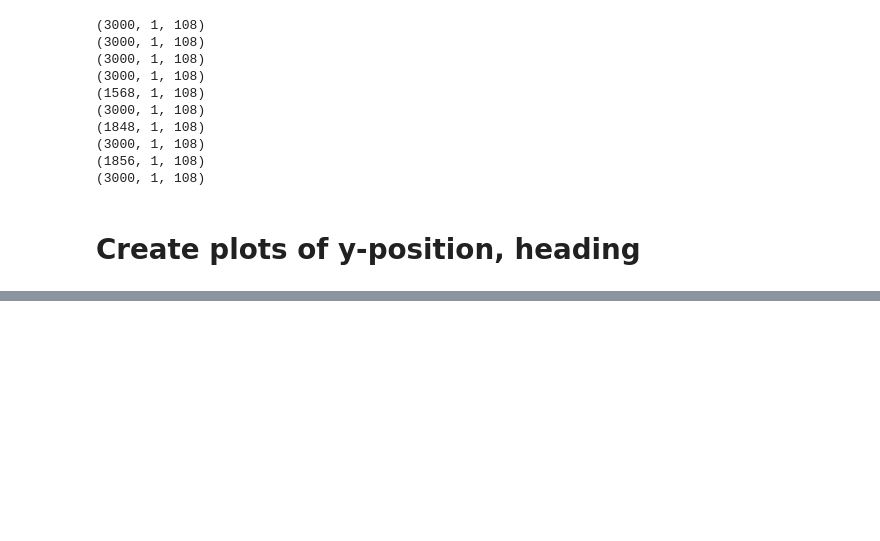
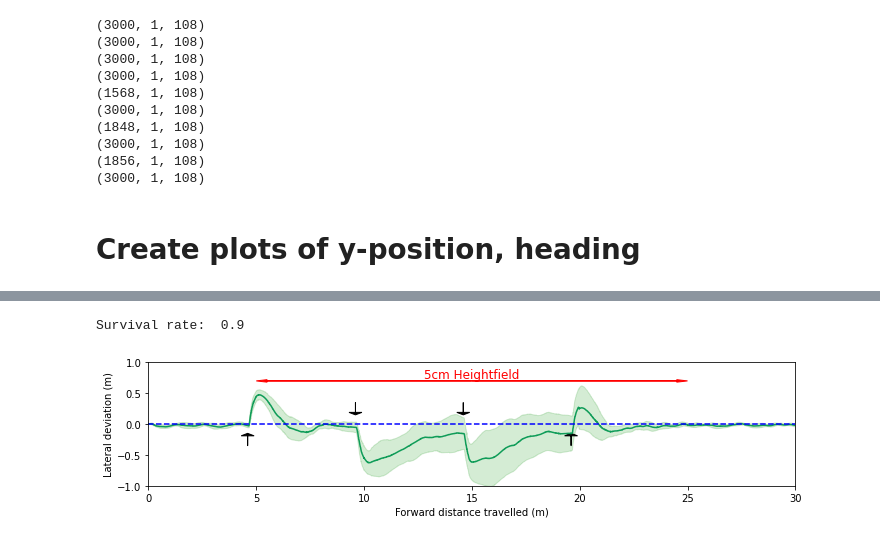
Before and after one commit to mcx-lab/rl-baselines3-zoo, a Jupyter notebook: notebooks/plot_robustness_to_disturbance.ipynb, the cells around one changed output, grey strips where cells are left out. Drawn from its saved outputs; the diff is of its cells as text; code cells hidden in the pictures; blank space fills up the shorter version.

```diff
--- a/notebooks/plot_robustness_to_disturbance.ipynb
+++ b/notebooks/plot_robustness_to_disturbance.ipynb
@@ -237,0 +294,7 @@ fig.savefig("robustness_thrown_obj.pdf", format="pdf", bbox_layout="tight")
+# %%
+statss = []
+for seed in range(10):
+    stats_dir = model_dir / f'throw-obj-heightfield-seed{seed}'
+    stats = load_robot_states(stats_dir)
+    stats['name'] = f'seed{seed}'
+    statss.append(stats)
@@ -237,0 +312,30 @@ fig.savefig("robustness_thrown_obj.pdf", format="pdf", bbox_layout="tight")
+# %%
+import matplotlib.pyplot as plt
+
+obstacle_pos = [5, 10, 15, 20]
+throw_directions = [1, -1, -1, 1, 1, -1]
+
+def plot_hurdle_arrows(ax):
+    ax.set_xlim(0, 30)
+    ax.set_ylim(-1.0, 1.0)
+    throw_idx = 0
+    draw_spanning_arrow(ax, 5.0, 0.7, 25.0, 0.7, name='5cm Heightfield')
+    for i, start in enumerate(obstacle_pos):
+        # ax.axvspan(start, end, color='gray', alpha=0.2)
+        if throw_directions[throw_idx] == 1:
+            draw_up_arrow(ax, start)
+        else: draw_down_arrow(ax, start)
+        throw_idx += 1
+
+fig, ax = plt.subplots(figsize=(10,2.5))
+ax.set_xlabel('Forward distance travelled (m)')
+ax.set_ylabel('Lateral deviation (m)')
+# ax[1].set_ylabel('Survival rate')
+# ax[1].set_ylim(0.0, 1.1)
+plot_hurdle_arrows(ax)
+plot_xy_coordinates_distribution(ax, statss)
+fig.tight_layout()
+fig.savefig("robustness_thrown_heightfield.pdf", format="pdf", bbox_layout="tight")
+# %% [output]
+Survival rate:  0.9
+[figure, added]
```
Also changed, not shown: parts of 5 cells of this notebook, 1 other file.
